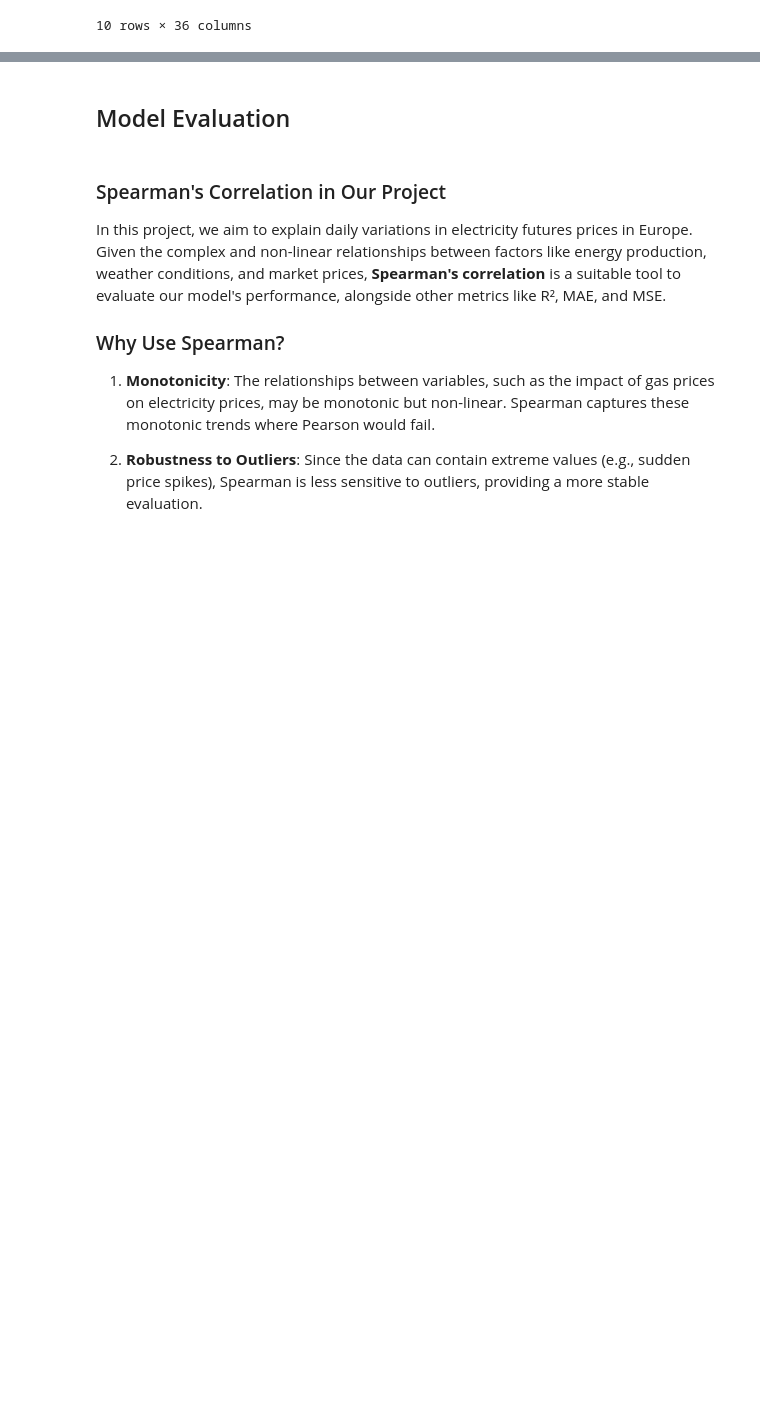
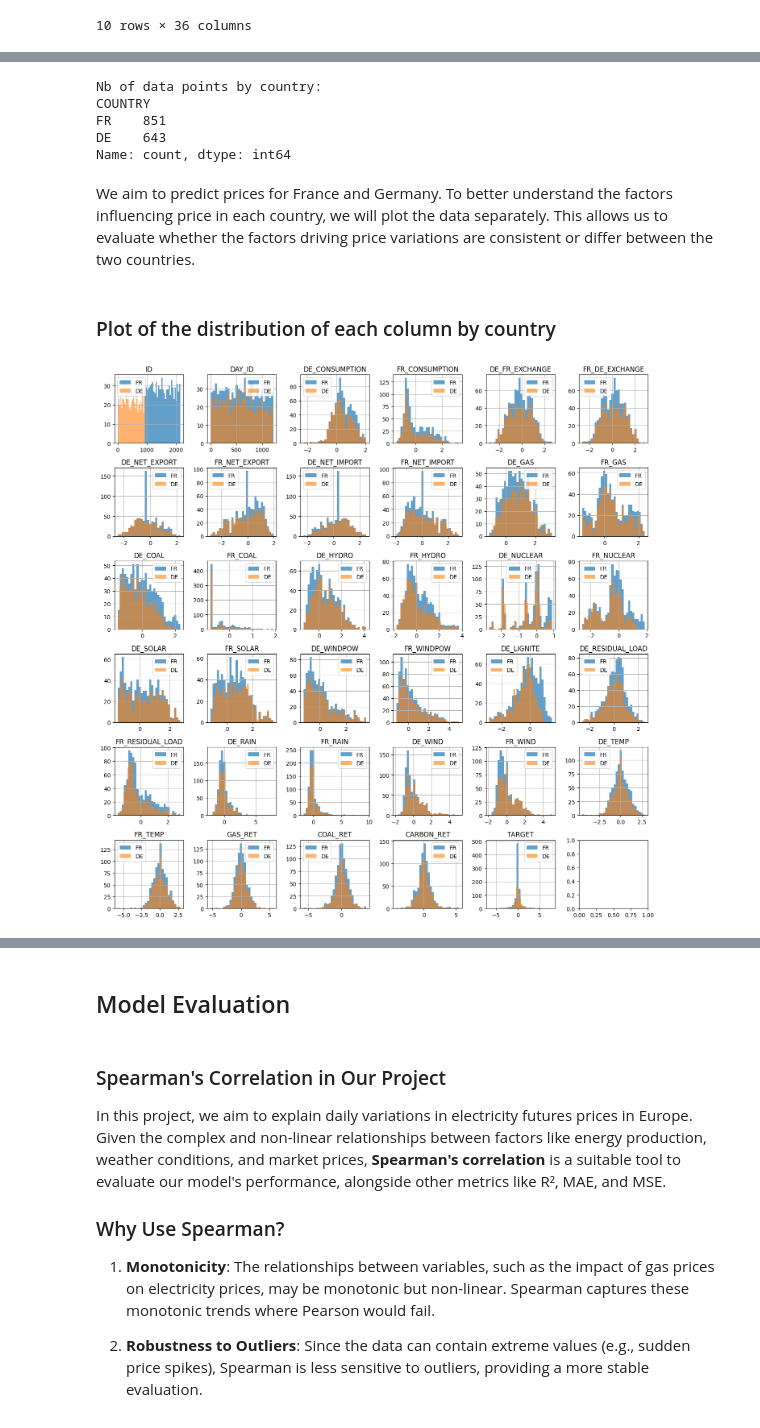
Before and after one commit to alixlm/Machine-Learning-Project, a Jupyter notebook: ML - Notebook Nathan.ipynb, the cells around one changed output, grey strips where cells are left out. Cells and saved outputs as stored; diff of their text form; code cells hidden in the pictures; blank space fills up the shorter version.

```diff
--- a/ML - Notebook Nathan.ipynb
+++ b/ML - Notebook Nathan.ipynb
@@ -51,0 +105,40 @@ df.head(10)
+# %%
+print("Nb of data points by country:")
+print(df.COUNTRY.value_counts())
+# %% [output]
+Nb of data points by country:
+COUNTRY
+FR    851
+DE    643
+Name: count, dtype: int64
+# %% [markdown]
+We aim to predict prices for France and Germany. To better understand the factors influencing price in each country, we will plot the data separately. This allows us to evaluate whether the factors driving price variations are consistent or differ between the two countries.
+# %%
+df_de = df[df['COUNTRY'] == 'DE']
+df_de = df_de.drop(columns=['COUNTRY'])
+df_de.fillna(df_de.mean(), inplace=True)
+
+df_fr = df[df.COUNTRY == "FR"]
+df_fr = df_fr.drop(columns=['COUNTRY'])
+df_fr.fillna(df_fr.mean(), inplace=True)
+# %% [markdown]
+### Plot of the distribution of each column by country
+# %%
+nb_col = 6
+nb_row = - (-len(features)//6)
+fig, ax = plt.subplots(nb_row, nb_col, figsize=(14,14))
+
+for i, feature in enumerate(features):
+    i_col = i % nb_col
+    i_row = i // nb_col
+    ax1 = ax[i_row, i_col]
+
+    ax1.set_title(feature)
+    ax1.grid()
+    df_fr[feature].hist(bins= 30, ax=ax1, alpha=0.7, label= "FR")
+    df_de[feature].hist(bins= 30, ax=ax1, alpha=0.6, label= "DE")
+    ax1.legend()
+
+plt.tight_layout()
+# %% [output]
+[figure, added]
```
Also changed, not shown: parts of 71 cells of this notebook, 1 other file.
